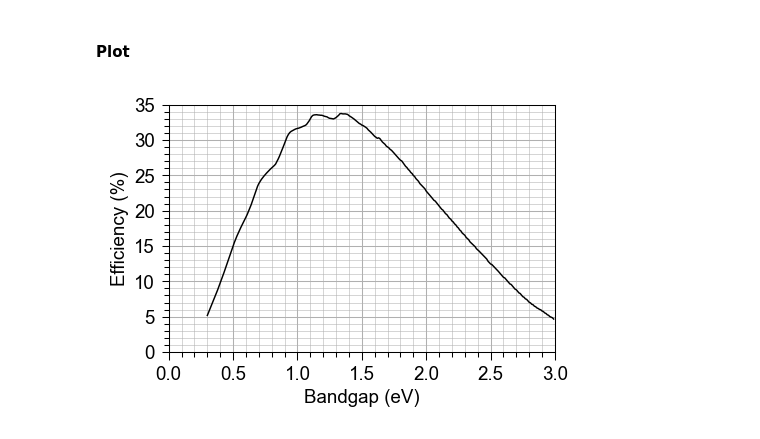
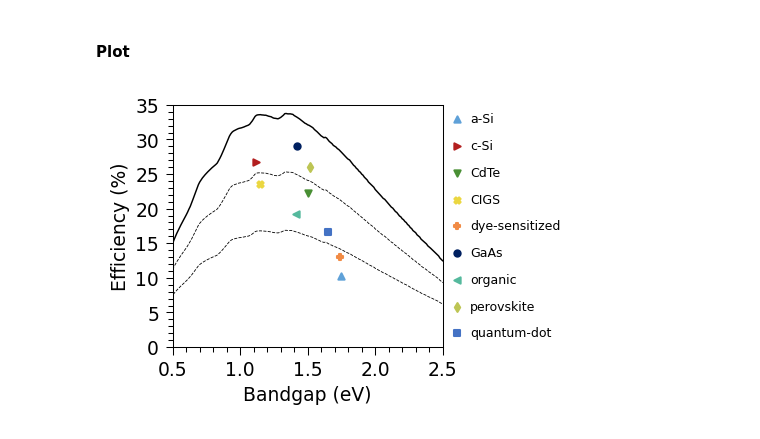
Before and after one commit to martavp/pv-textbook, a Jupyter notebook: Figures/Chapter_06/figures_python/fig_SQ_limit.ipynb, the cells around one changed output. Drawn from its saved outputs; the diff is of its cells as text; code cells hidden in the pictures.

```diff
--- a/Figures/Chapter_06/figures_python/fig_SQ_limit.ipynb
+++ b/Figures/Chapter_06/figures_python/fig_SQ_limit.ipynb
@@ -69,0 +59,4 @@ sgsc_eff=pd.read_csv('data/eff_sgsc_1sun_AM15G.csv', delimiter=',', header=None)
+# %%
+sgsc_eff=pd.read_csv('data/eff_sgsc_1sun_AM15G.csv', delimiter=',', header=None)
+eff_gaps=pd.read_excel('data/effs and gaps.xlsx', header=0, index_col=0)
+eff_gaps
@@ -69,0 +75,3 @@ sgsc_eff=pd.read_csv('data/eff_sgsc_1sun_AM15G.csv', delimiter=',', header=None)
+# %%
+markers=eff_gaps.loc[:, 'marker']
+markers
@@ -70,27 +90,40 @@ sgsc_eff=pd.read_csv('data/eff_sgsc_1sun_AM15G.csv', delimiter=',', header=None)
 # %% [markdown]
 #### Plot
 # %%
-fig = plt.figure(figsize=(8.5*cm, 6*cm), dpi=DPI_PLOT)
-ax = fig.add_subplot(111)
+fig = plt.figure(figsize=(7.7*cm, 5.2*cm), dpi=DPI_PLOT)
+gs = gridspec.GridSpec(1, 2, width_ratios=[1, 0.0])
 
-ax.plot(sgsc_eff[0], sgsc_eff[1]*100, 'k')
+ax0 = fig.add_subplot(gs[0])
 
-ax.set_xlabel("Bandgap (eV)")
-ax.set_xlim([0., 3.])
-ax.xaxis.set_minor_locator(AutoMinorLocator(5))
-ax.xaxis.set_tick_params(direction='out', which='both')
+ax0.plot(sgsc_eff[0], sgsc_eff[1]*100, 'k')
+ax0.plot(sgsc_eff[0], sgsc_eff[1]*75, 'k--', lw=0.4)
+ax0.plot(sgsc_eff[0], sgsc_eff[1]*50, 'k--', lw=0.4)
 
-ax.set_ylabel("Efficiency (%)")
-ax.set_ylim([0, 35])
-ax.set_yticks(np.arange(0,36,5))
-ax.yaxis.set_minor_locator(AutoMinorLocator(5))
-ax.yaxis.set_tick_params(direction='out', which='both')
-ax.grid(True, which='both')
-ax.grid(which='minor', lw=0.25)
-ax.grid(which='major', lw=0.5)
 
-plt.tight_layout()
+for tech, m in zip(eff_gaps.index, markers):
+    x, y = eff_gaps.loc[tech, 'gap (eV)'], eff_gaps.loc[tech, 'eff (%)']
+    ax0.scatter(x,y, s=9, zorder=9, marker=m, label=tech)
+    #ax.annotate(tech, [x,y], [1.1*x,1.1*y], xycoords='data', s=8)
+#text, xy, xytext=None, xycoords='data', textcoords=None
 
-#plt.savefig ('./SQ_eff.png', dpi=DPI_SAVE)
+ax0.set_xlabel("Bandgap (eV)")
+ax0.set_xlim([0.5, 2.5])
+ax0.xaxis.set_minor_locator(AutoMinorLocator(5))
+ax0.xaxis.set_tick_params(direction='out', which='both')
+
+ax0.set_ylabel("Efficiency (%)")
+ax0.set_ylim([0, 35])
+ax0.set_yticks(np.arange(0,36,5))
+ax0.yaxis.set_minor_locator(AutoMinorLocator(5))
+ax0.yaxis.set_tick_params(direction='out', which='both')
+
+ax0.legend(loc=[0.99,0.01],labelspacing = 1.1, handletextpad=0.02, fontsize=6)
+
+ax1 = fig.add_subplot(gs[1])
+ax1.axis('off')
+
+plt.tight_layout(pad=0.01)
+
+#plt.savefig ('./SQ_limit.png', dpi=DPI_SAVE)
 # %% [output]
-[figure, old version]
+[figure, new version]
```
Also changed, not shown: parts of 7 cells of this notebook, 57 other files.
